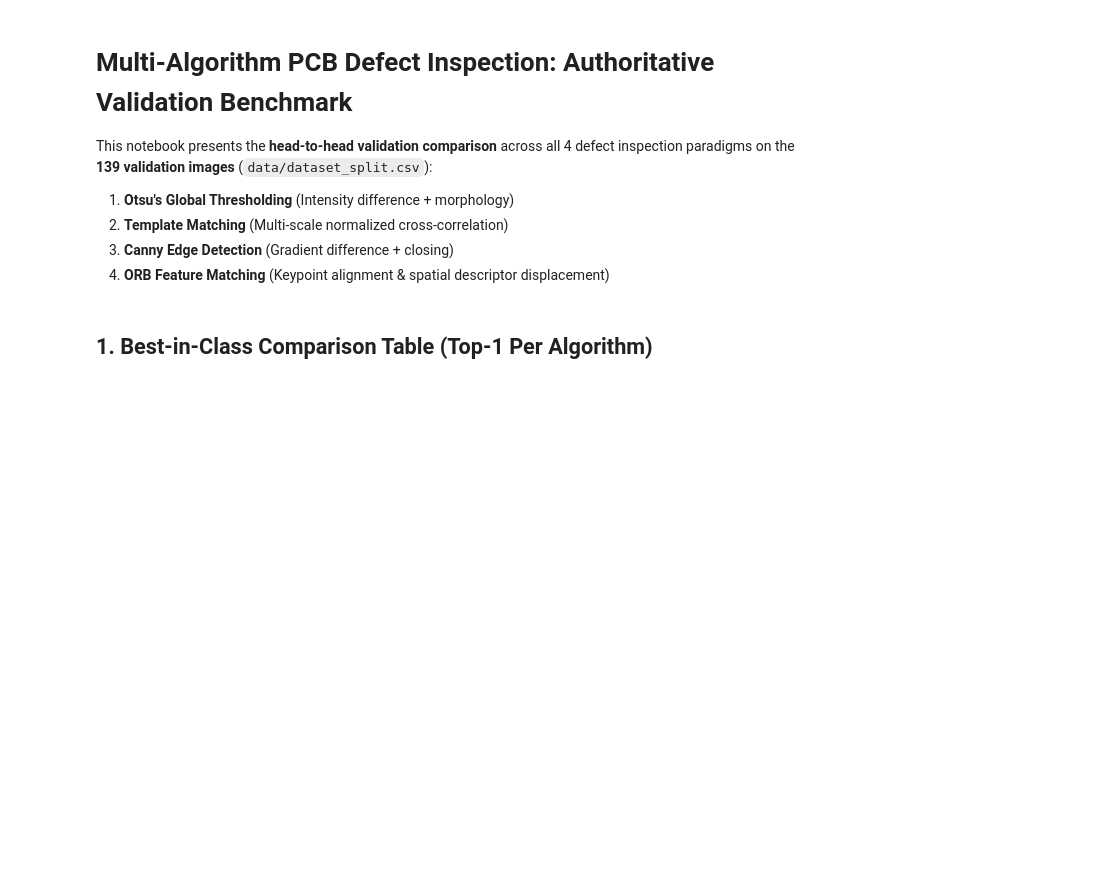
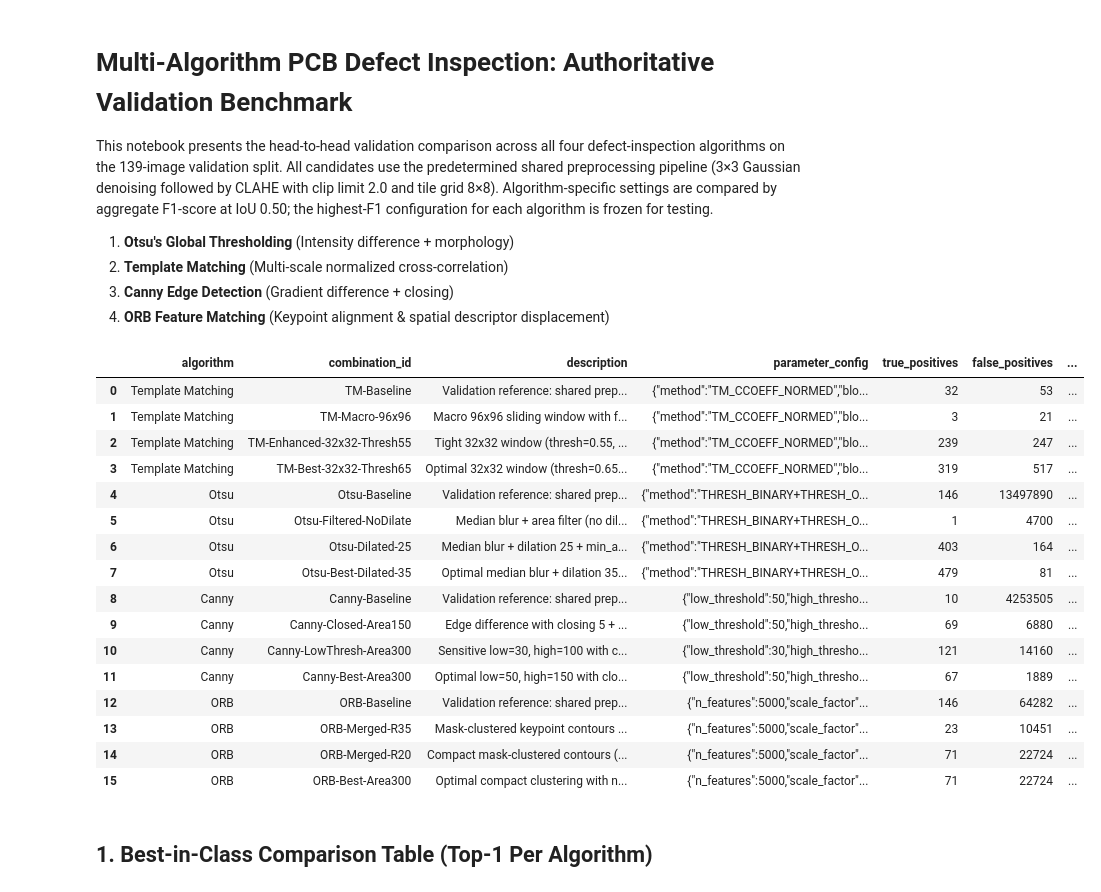
Before and after one commit to Jieer524/pcb-defects-inspection, a Jupyter notebook: notebooks/validation/00_algorithm_comparison.ipynb, the cells around one changed output. Drawn from its saved outputs; the diff is of its cells as text; code cells hidden in the pictures; blank space fills up the shorter version.

```diff
--- a/notebooks/validation/00_algorithm_comparison.ipynb
+++ b/notebooks/validation/00_algorithm_comparison.ipynb
@@ -1,7 +1,7 @@
 # %% [markdown]
 # Multi-Algorithm PCB Defect Inspection: Authoritative Validation Benchmark
 
-This notebook presents the **head-to-head validation comparison** across all 4 defect inspection paradigms on the **139 validation images** (`data/dataset_split.csv`):
+This notebook presents the head-to-head validation comparison across all four defect-inspection algorithms on the 139-image validation split. All candidates use the predetermined shared preprocessing pipeline (3×3 Gaussian denoising followed by CLAHE with clip limit 2.0 and tile grid 8×8). Algorithm-specific settings are compared by aggregate F1-score at IoU 0.50; the highest-F1 configuration for each algorithm is frozen for testing.
 
 1. **Otsu's Global Thresholding** (Intensity difference + morphology)
 2. **Template Matching** (Multi-scale normalized cross-correlation)
@@ -10,24 +10,50 @@ This notebook presents the **head-to-head validation comparison** across all 4 d
 # %%
 from pathlib import Path
 import sys
 import numpy as np
 import pandas as pd
 import matplotlib.pyplot as plt
+import yaml
 
 PROJECT_ROOT = Path.cwd().parent.parent if Path.cwd().name == 'validation' else Path.cwd()
 if str(PROJECT_ROOT) not in sys.path:
     sys.path.insert(0, str(PROJECT_ROOT))
 
 # Smart auto-run fallback: auto-compute benchmark if outputs/metrics CSV is missing
 res_csv = PROJECT_ROOT / 'outputs' / 'metrics' / 'essential_validation_comparison.csv'
 if not res_csv.exists():
     print('⚠️ Validation metrics CSV not found. Auto-running validation benchmark on 139 validation images...')
     from scripts.evaluation.run_essential_validation import main as run_benchmark
     run_benchmark()
     print('✅ Benchmark successfully generated!')
 
 df = pd.read_csv(res_csv)
+df['description'] = df['description'].replace({
+    'Raw Otsu difference without denoising or dilation': 'Validation reference: shared preprocessing; no Otsu-specific median blur, dilation, or area filter',
+    'Raw edge difference (low=50, high=150, no morph)': 'Validation reference: shared preprocessing + low=50, high=150; no Canny-specific morphology',
+    'Raw 64x64 baseline without contour merging': 'Validation reference: shared preprocessing + 64x64 window; no contour grouping',
+    'Raw discrete keypoint boxes (Hamming=60, R=35, Merge=False)': 'Validation reference: shared preprocessing + discrete keypoint boxes (Hamming=60, R=35, Merge=False)',
+})
+assert len(df) == 16 and set(df['algorithm']) == {'Otsu', 'Template Matching', 'Canny', 'ORB'}
 display(df)
+# %% [output]
+|  | algorithm | combination_id | description | parameter_config | true_positives | false_positives | ... |
+| 0 | Template Matching | TM-Baseline | Validation reference: shared prep... | {"method":"TM_CCOEFF_NORMED","blo... | 32 | 53 | ... |
+| 1 | Template Matching | TM-Macro-96x96 | Macro 96x96 sliding window with f... | {"method":"TM_CCOEFF_NORMED","blo... | 3 | 21 | ... |
+| 2 | Template Matching | TM-Enhanced-32x32-Thresh55 | Tight 32x32 window (thresh=0.55, ... | {"method":"TM_CCOEFF_NORMED","blo... | 239 | 247 | ... |
+| 3 | Template Matching | TM-Best-32x32-Thresh65 | Optimal 32x32 window (thresh=0.65... | {"method":"TM_CCOEFF_NORMED","blo... | 319 | 517 | ... |
+| 4 | Otsu | Otsu-Baseline | Validation reference: shared prep... | {"method":"THRESH_BINARY+THRESH_O... | 146 | 13497890 | ... |
+| 5 | Otsu | Otsu-Filtered-NoDilate | Median blur + area filter (no dil... | {"method":"THRESH_BINARY+THRESH_O... | 1 | 4700 | ... |
+| 6 | Otsu | Otsu-Dilated-25 | Median blur + dilation 25 + min_a... | {"method":"THRESH_BINARY+THRESH_O... | 403 | 164 | ... |
+| 7 | Otsu | Otsu-Best-Dilated-35 | Optimal median blur + dilation 35... | {"method":"THRESH_BINARY+THRESH_O... | 479 | 81 | ... |
+| 8 | Canny | Canny-Baseline | Validation reference: shared prep... | {"low_threshold":50,"high_thresho... | 10 | 4253505 | ... |
+| 9 | Canny | Canny-Closed-Area150 | Edge difference with closing 5 + ... | {"low_threshold":50,"high_thresho... | 69 | 6880 | ... |
+| 10 | Canny | Canny-LowThresh-Area300 | Sensitive low=30, high=100 with c... | {"low_threshold":30,"high_thresho... | 121 | 14160 | ... |
+| 11 | Canny | Canny-Best-Area300 | Optimal low=50, high=150 with clo... | {"low_threshold":50,"high_thresho... | 67 | 1889 | ... |
+| 12 | ORB | ORB-Baseline | Validation reference: shared prep... | {"n_features":5000,"scale_factor"... | 146 | 64282 | ... |
+| 13 | ORB | ORB-Merged-R35 | Mask-clustered keypoint contours ... | {"n_features":5000,"scale_factor"... | 23 | 10451 | ... |
+| 14 | ORB | ORB-Merged-R20 | Compact mask-clustered contours (... | {"n_features":5000,"scale_factor"... | 71 | 22724 | ... |
+| 15 | ORB | ORB-Best-Area300 | Optimal compact clustering with n... | {"n_features":5000,"scale_factor"... | 71 | 22724 | ... |
 # %% [markdown]
 ## 1. Best-in-Class Comparison Table (Top-1 Per Algorithm)
 # %%
```
Also changed, not shown: parts of 2 cells of this notebook, 21 other files.
